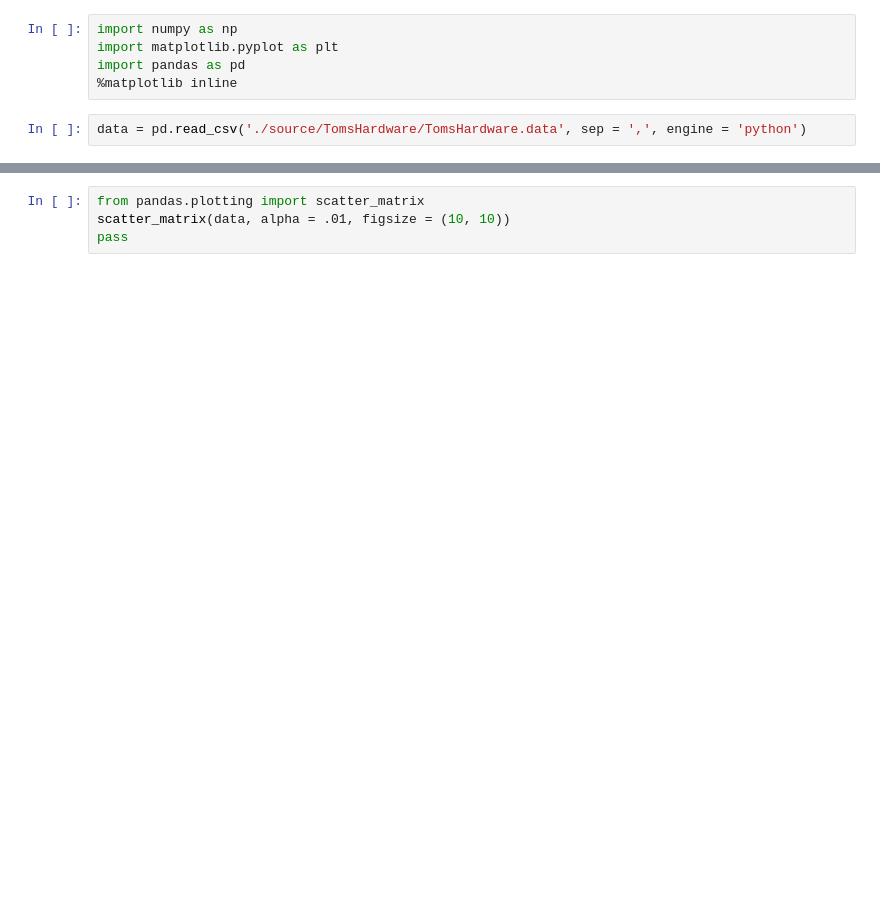
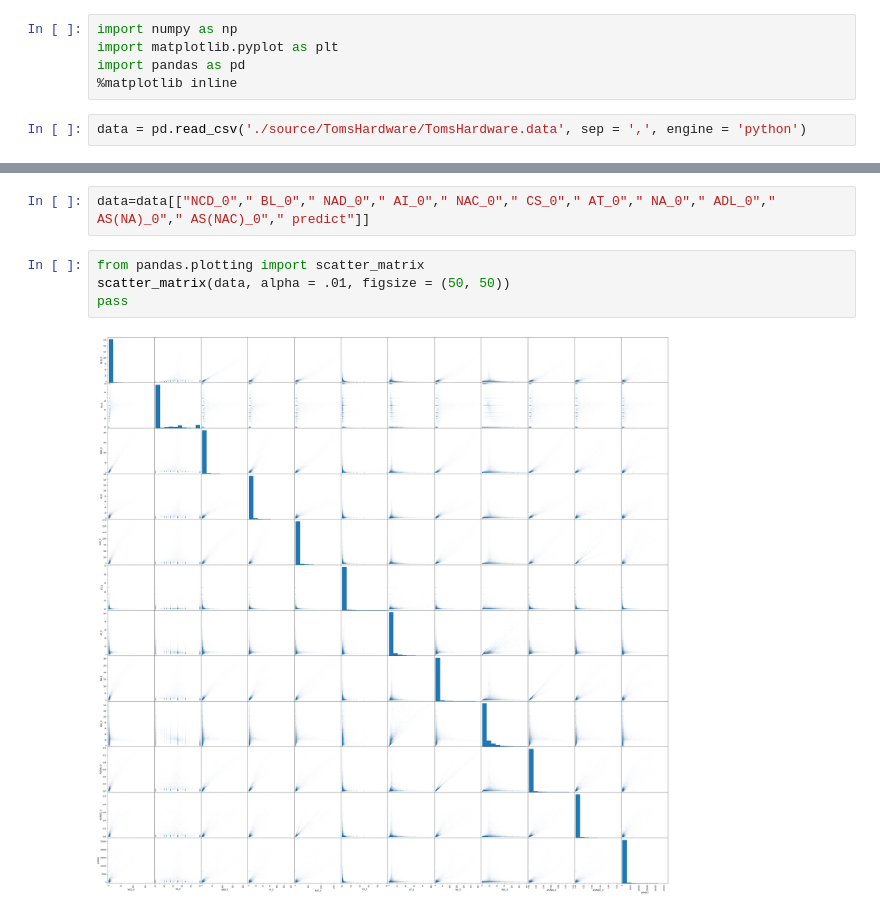
Before and after one commit to arechesk/MachineLearningCourse, a Jupyter notebook: Д.З 1/HW1.ipynb, the cells around one changed output, grey strips where cells are left out. Drawn from its saved outputs; the diff is of its cells as text; blank space fills up the shorter version.

```diff
--- a/Д.З 1/HW1.ipynb
+++ b/Д.З 1/HW1.ipynb
@@ -74,4 +91,8 @@ data.describe()
+# %%
+data=data[["NCD_0"," BL_0"," NAD_0"," AI_0"," NAC_0"," CS_0"," AT_0"," NA_0"," ADL_0"," AS(NA)_0"," AS(NAC)_0"," predict"]]
 # %%
 from pandas.plotting import scatter_matrix
-scatter_matrix(data, alpha = .01, figsize = (10, 10))
+scatter_matrix(data, alpha = .01, figsize = (50, 50))
 pass
+# %% [output]
+[figure, added]
```
Also changed, not shown: parts of 10 cells of this notebook, 1 other file.
